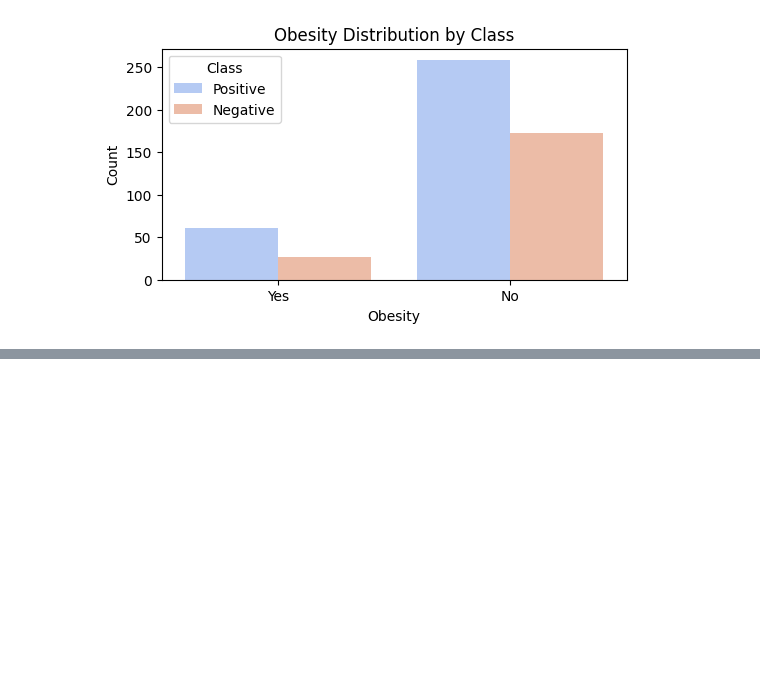
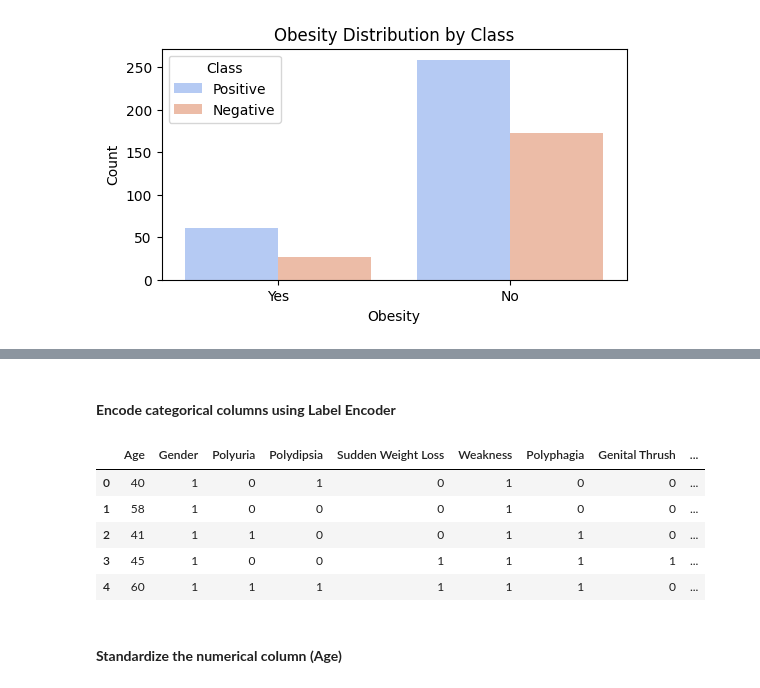
Before and after one commit to Angad143/HealthScope---A-Multi-Disease-Progression-and-Severity-Prediction-Platform, a Jupyter notebook: Diabetes Progression Prediction/Diabetes_Diseases_Prediction.ipynb, the cells around one changed output, grey strips where cells are left out. Cells and saved outputs as stored; diff of their text form; code cells hidden in the pictures; blank space fills up the shorter version.

```diff
--- a/Diabetes Progression Prediction/Diabetes_Diseases_Prediction.ipynb
+++ b/Diabetes Progression Prediction/Diabetes_Diseases_Prediction.ipynb
@@ -873,0 +965,2 @@ plt.show()
+# %% [markdown]
+#### **Encode categorical columns using Label Encoder**
@@ -873,0 +973,12 @@ plt.show()
+# %%
+# Display few rows of X features
+X.head()
+# %% [output]
+|  | Age | Gender | Polyuria | Polydipsia | Sudden Weight Loss | Weakness | Polyphagia | Genital Thrush | ... |
+| 0 | 40 | 1 | 0 | 1 | 0 | 1 | 0 | 0 | ... |
+| 1 | 58 | 1 | 0 | 0 | 0 | 1 | 0 | 0 | ... |
+| 2 | 41 | 1 | 1 | 0 | 0 | 1 | 1 | 0 | ... |
+| 3 | 45 | 1 | 0 | 0 | 1 | 1 | 1 | 1 | ... |
+| 4 | 60 | 1 | 1 | 1 | 1 | 1 | 1 | 0 | ... |
+# %% [markdown]
+#### **Standardize the numerical column (Age)**
```
Also changed, not shown: parts of 18 cells of this notebook, 1 other file.
